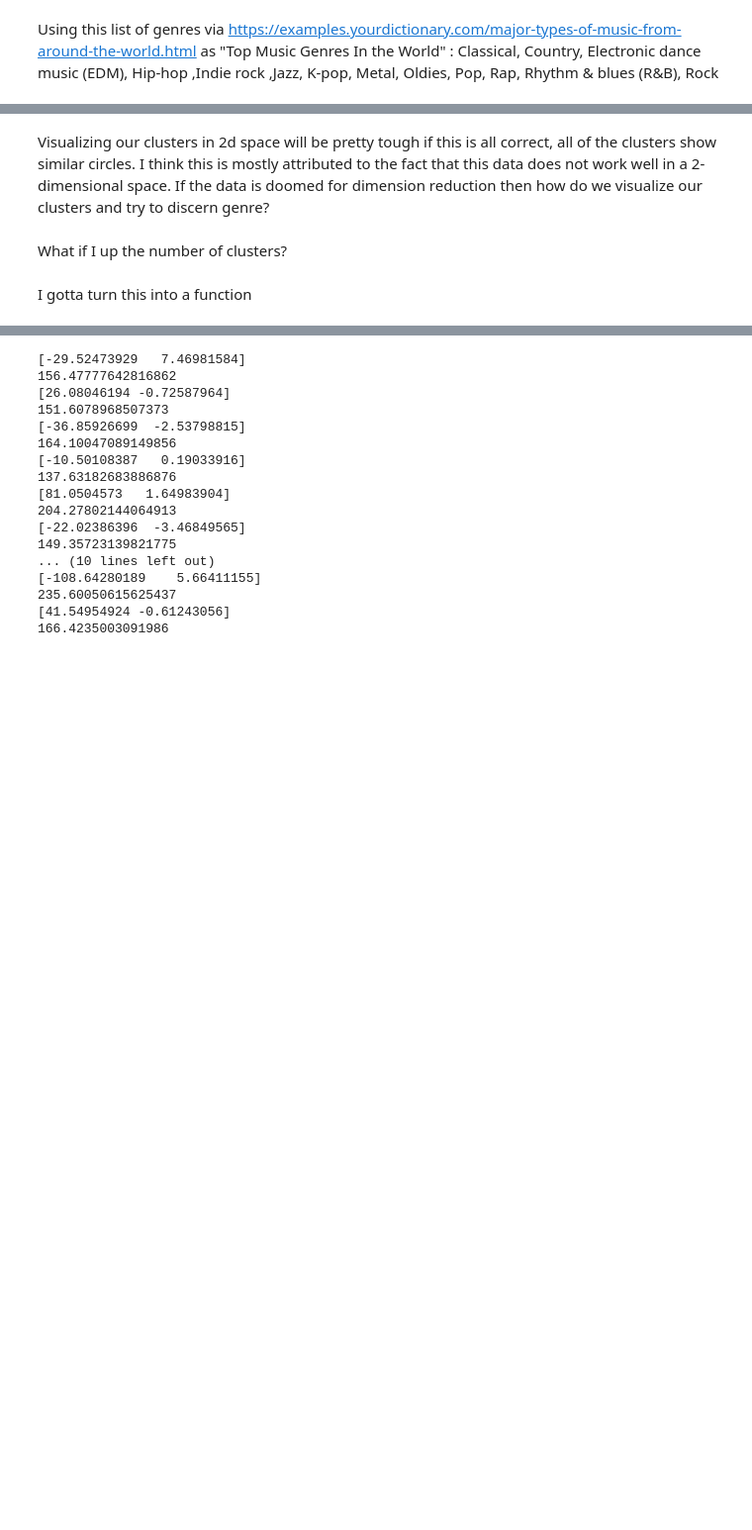
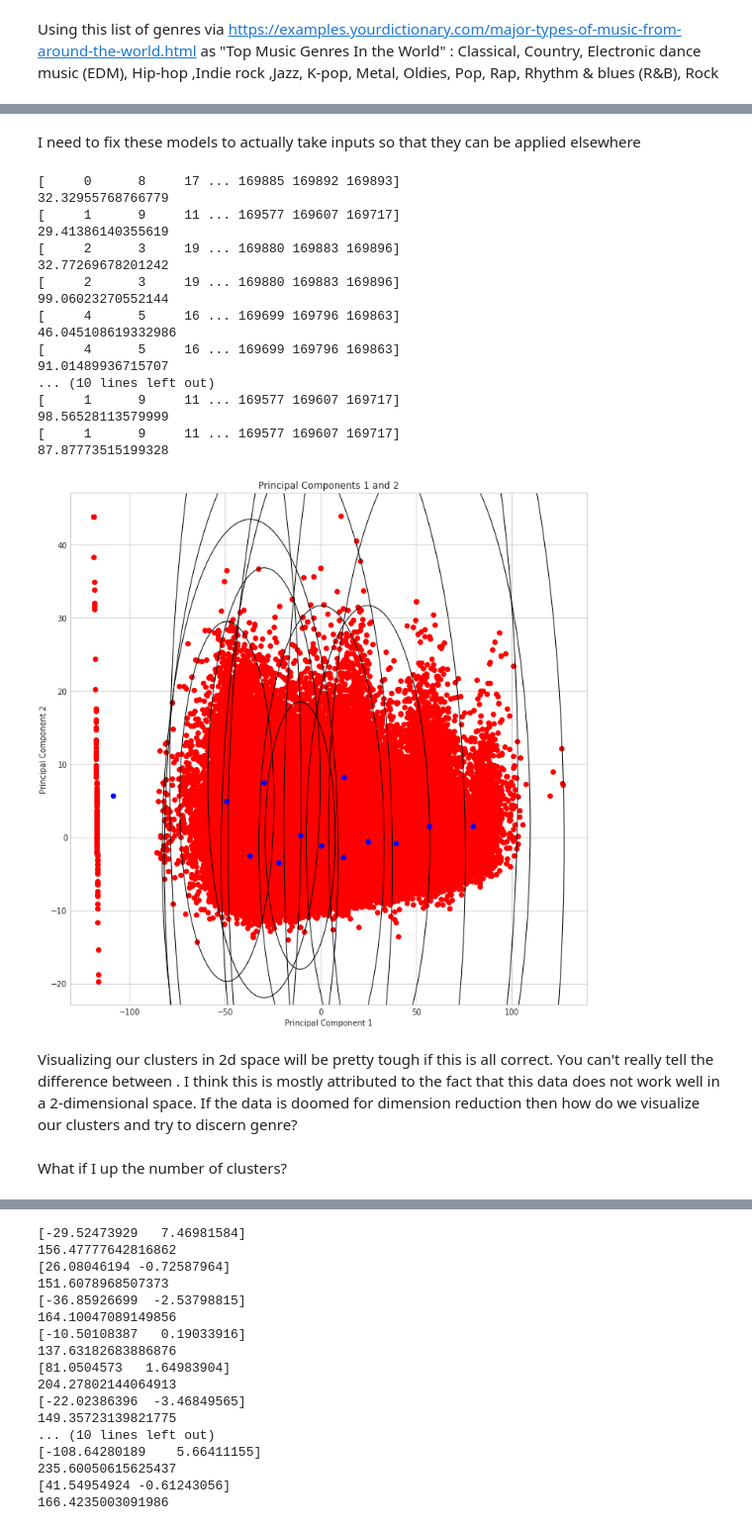
Before and after one commit to zainkhan9/spotify_ml, a Jupyter notebook: genre_clustering.ipynb, the cells around one changed output, grey strips where cells are left out. Shown at 99% size. Cells and saved outputs as stored; diff of their text form; code cells hidden in the pictures; blank space fills up the shorter version.

Commit message:
fixed some of the cluster plotting

```diff
--- a/genre_clustering.ipynb
+++ b/genre_clustering.ipynb
@@ -477,0 +439,19 @@ for ind,i in enumerate(centers_2d):
+# %%
+def plot_kmeans():
+    plt.plot(centers_2d[:,0], centers_2d[:,1], 'bo', label  = "centroid")
+
+    for ind,i in zip(kmeans.labels_,centers_2d):
+        #print(ind)
+
+
+        print(np.where(kmeans.labels_==ind)[0])
+        class_inds=np.where(kmeans.labels_==ind)[0]
+        X_class = X_2d[class_inds]
+
+        dists = metrics.pairwise_distances([i], X_class)
+
+        max_dist=np.max(dists)
+        print(max_dist)
+        plt.gca().add_artist(plt.Circle(i, max_dist, fill=False))
+# %% [markdown]
+I need to fix these models to actually take inputs so that they can be applied elsewhere
@@ -478,6 +464,26 @@ for ind,i in enumerate(centers_2d):
+# %%
+plot_pca()
+plot_kmeans()
+# %% [output]
+[     0      8     17 ... 169885 169892 169893]
+32.32955768766779
+[     1      9     11 ... 169577 169607 169717]
+29.41386140355619
+[     2      3     19 ... 169880 169883 169896]
+32.77269678201242
+[     2      3     19 ... 169880 169883 169896]
+99.06023270552144
+[     4      5     16 ... 169699 169796 169863]
+46.045108619332986
+[     4      5     16 ... 169699 169796 169863]
+91.01489936715707
+... (10 lines left out)
+[     1      9     11 ... 169577 169607 169717]
+98.56528113579999
+[     1      9     11 ... 169577 169607 169717]
+87.87773515199328
+[figure, added]
 # %% [markdown]
-Visualizing our clusters in 2d space will be pretty tough if this is all correct, all of the clusters show similar circles. I think this is mostly attributed to the fact that this data does not work well in a 2-dimensional space. If the data is doomed for dimension reduction then how do we visualize our clusters and try to discern genre?
+Visualizing our clusters in 2d space will be pretty tough if this is all correct. You can't really tell the difference between . I think this is mostly attributed to the fact that this data does not work well in a 2-dimensional space. If the data is doomed for dimension reduction then how do we visualize our clusters and try to discern genre?
 # %% [markdown]
 What if I up the number of clusters?
-# %% [markdown]
-I gotta turn this into a function
```
Also changed, not shown: parts of 6 cells of this notebook, 1 other file.
